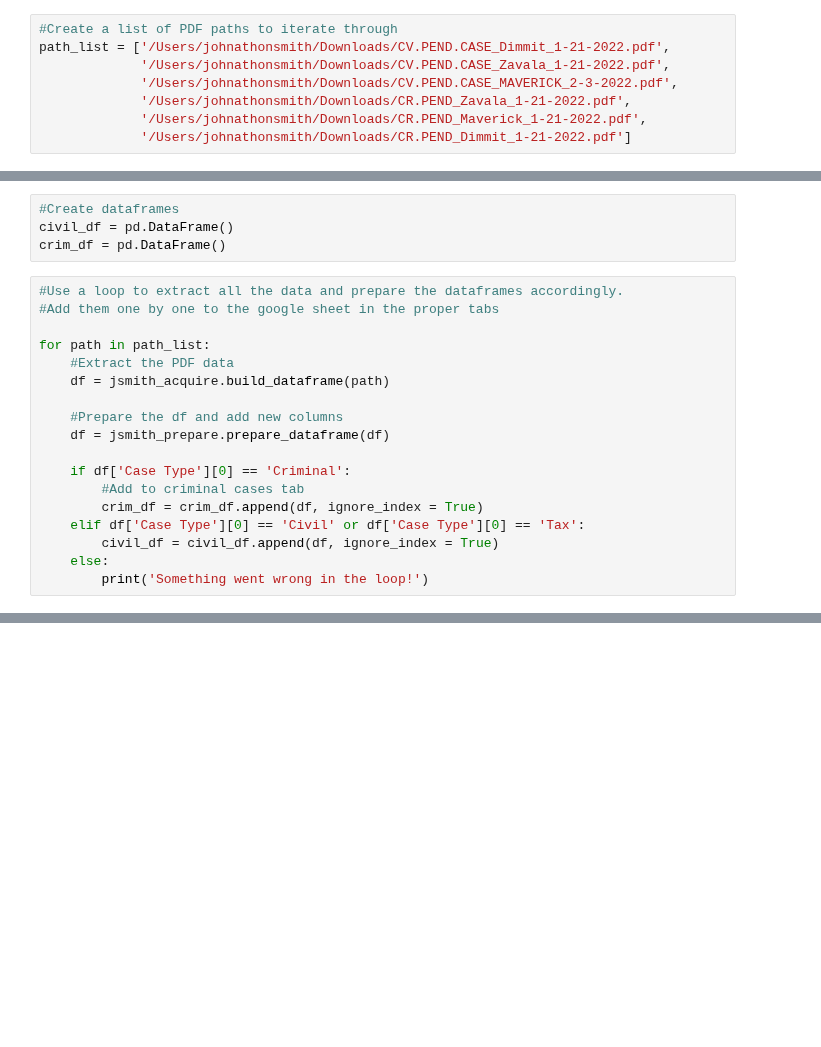
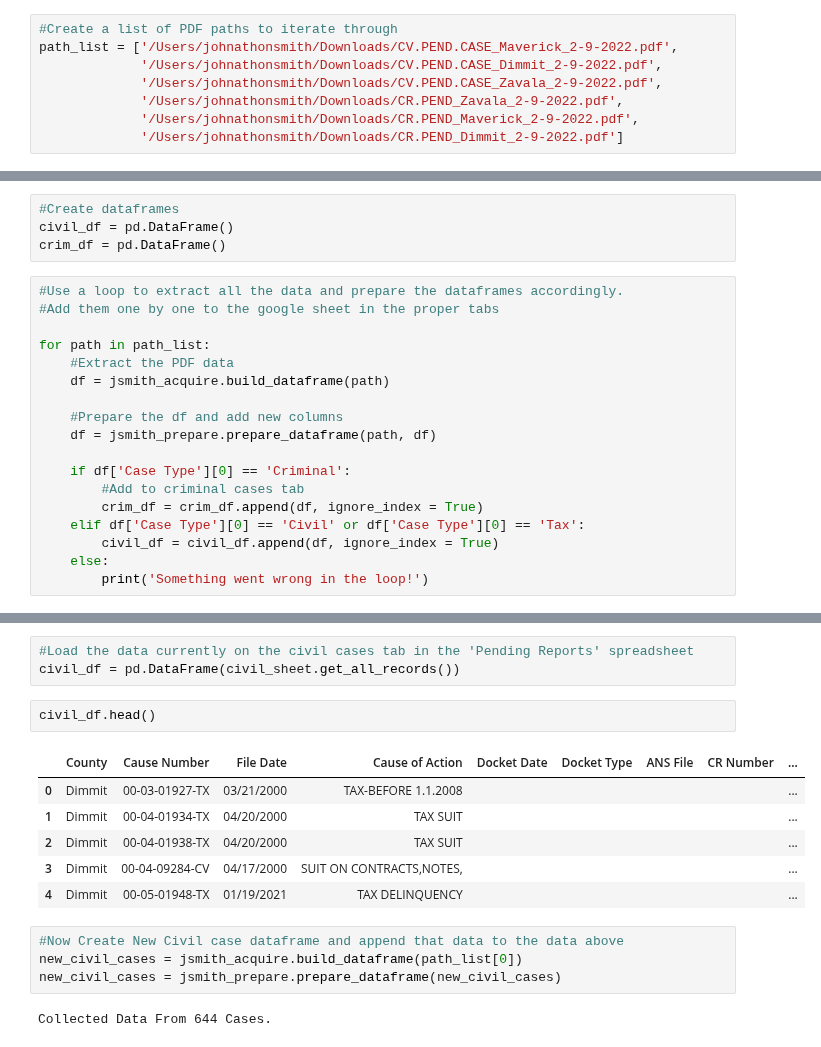
Before and after one commit to District-Court-293rd/293rd_pending_cases, a Jupyter notebook: jsmith_workbook_3.ipynb, the cells around one changed output, grey strips where cells are left out. Drawn from its saved outputs; the diff is of its cells as text; blank space fills up the shorter version.

Commit message:
Updated PDF paths with current PDFs and updated Pending Reports google sheet

```diff
--- a/jsmith_workbook_3.ipynb
+++ b/jsmith_workbook_3.ipynb
@@ -31,12 +31,12 @@ original_data.head()
 Now try adding the newly created data from your functions to the other tabs.
 # %%
 #Create a list of PDF paths to iterate through
-path_list = ['/Users/johnathonsmith/Downloads/CV.PEND.CASE_Dimmit_1-21-2022.pdf',
-             '/Users/johnathonsmith/Downloads/CV.PEND.CASE_Zavala_1-21-2022.pdf',
-             '/Users/johnathonsmith/Downloads/CV.PEND.CASE_MAVERICK_2-3-2022.pdf',
-             '/Users/johnathonsmith/Downloads/CR.PEND_Zavala_1-21-2022.pdf',
-             '/Users/johnathonsmith/Downloads/CR.PEND_Maverick_1-21-2022.pdf',
-             '/Users/johnathonsmith/Downloads/CR.PEND_Dimmit_1-21-2022.pdf']
+path_list = ['/Users/johnathonsmith/Downloads/CV.PEND.CASE_Maverick_2-9-2022.pdf',
+             '/Users/johnathonsmith/Downloads/CV.PEND.CASE_Dimmit_2-9-2022.pdf',
+             '/Users/johnathonsmith/Downloads/CV.PEND.CASE_Zavala_2-9-2022.pdf',
+             '/Users/johnathonsmith/Downloads/CR.PEND_Zavala_2-9-2022.pdf',
+             '/Users/johnathonsmith/Downloads/CR.PEND_Maverick_2-9-2022.pdf',
+             '/Users/johnathonsmith/Downloads/CR.PEND_Dimmit_2-9-2022.pdf']
 # %%
 path_list[2]
 # %% [output]
@@ -83,7 +83,7 @@ for path in path_list:
     df = jsmith_acquire.build_dataframe(path)
 
     #Prepare the df and add new columns
-    df = jsmith_prepare.prepare_dataframe(df)
+    df = jsmith_prepare.prepare_dataframe(path, df)
 
     if df['Case Type'][0] == 'Criminal':
         #Add to criminal cases tab
@@ -119,0 +129,18 @@ civil_sheet.update([civil_df.columns.values.tolist()] + civil_df.values.tolist()
+# %%
+#Load the data currently on the civil cases tab in the 'Pending Reports' spreadsheet
+civil_df = pd.DataFrame(civil_sheet.get_all_records())
+# %%
+civil_df.head()
+# %% [output]
+|  | County | Cause Number | File Date | Cause of Action | Docket Date | Docket Type | ANS File | CR Number | ... |
+| 0 | Dimmit | 00-03-01927-TX | 03/21/2000 | TAX-BEFORE 1.1.2008 |  |  |  |  | ... |
+| 1 | Dimmit | 00-04-01934-TX | 04/20/2000 | TAX SUIT |  |  |  |  | ... |
+| 2 | Dimmit | 00-04-01938-TX | 04/20/2000 | TAX SUIT |  |  |  |  | ... |
+| 3 | Dimmit | 00-04-09284-CV | 04/17/2000 | SUIT ON CONTRACTS,NOTES, |  |  |  |  | ... |
+| 4 | Dimmit | 00-05-01948-TX | 01/19/2021 | TAX DELINQUENCY |  |  |  |  | ... |
+# %%
+#Now Create New Civil case dataframe and append that data to the data above
+new_civil_cases = jsmith_acquire.build_dataframe(path_list[0])
+new_civil_cases = jsmith_prepare.prepare_dataframe(new_civil_cases)
+# %% [output]
+Collected Data From 644 Cases.
```
Also changed, not shown: parts of 19 cells of this notebook.
